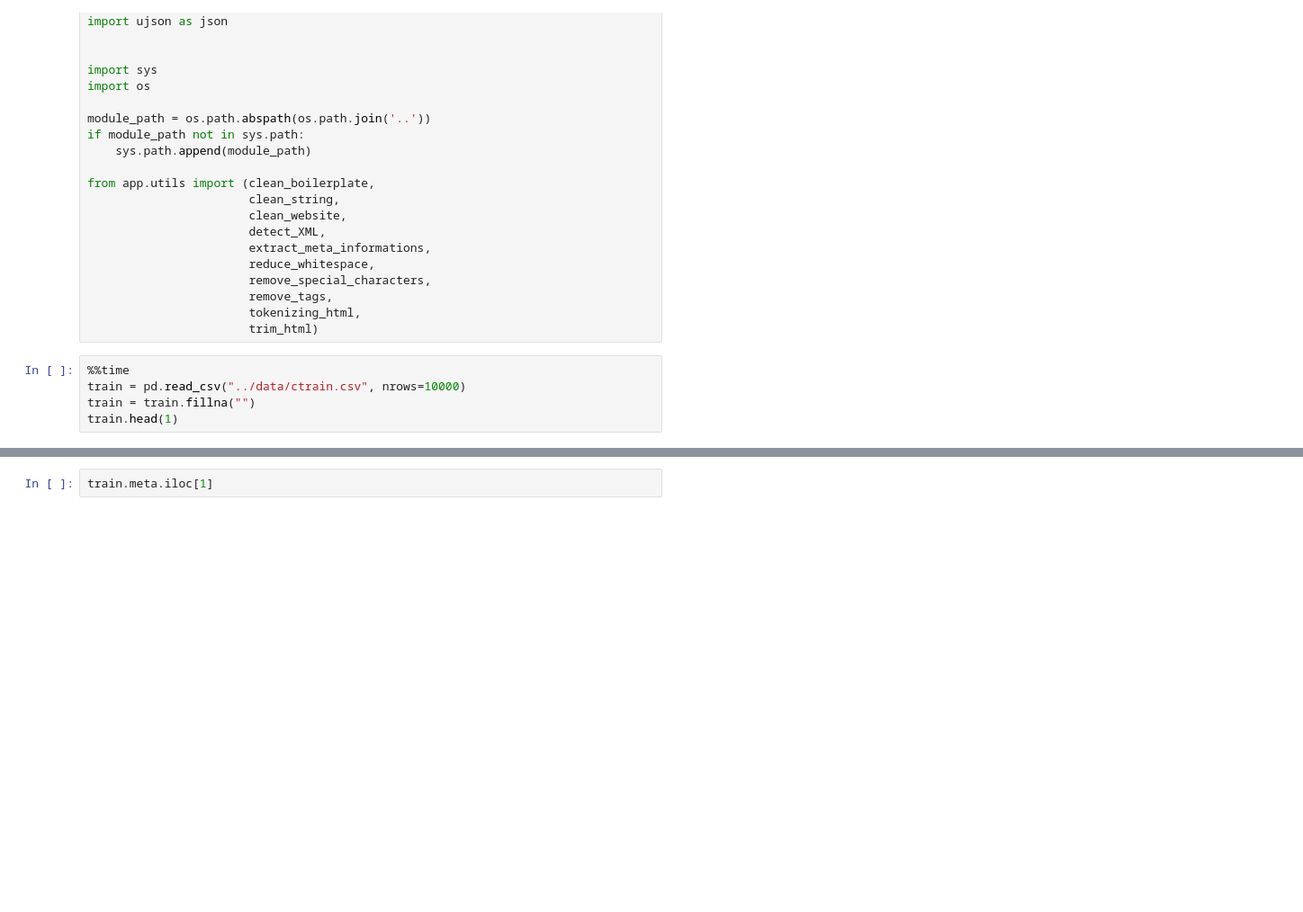
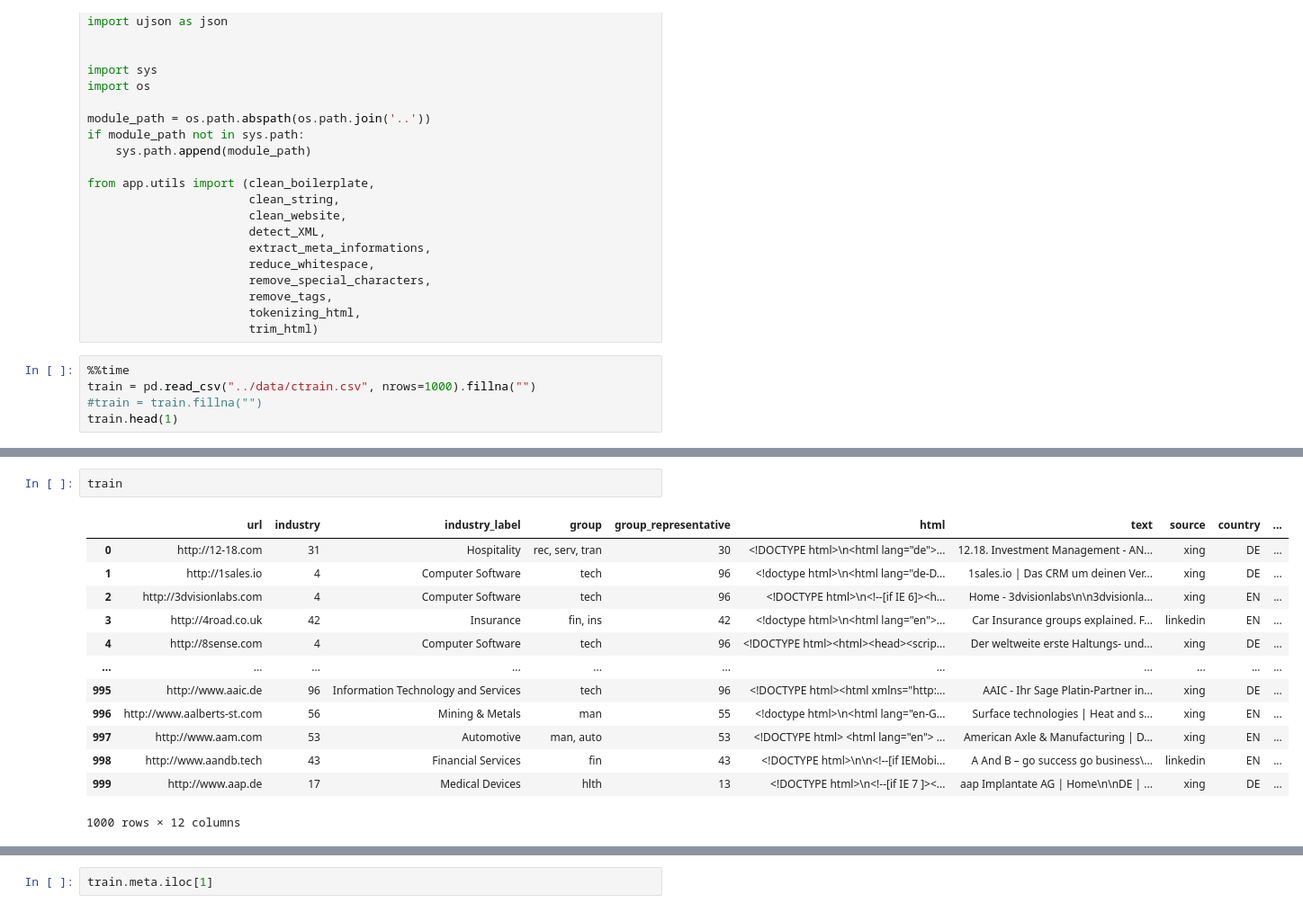
Before and after one commit to realjanpaulus/industryhtml, a Jupyter notebook: notebooks/classify_industries.ipynb, the cells around one changed output, grey strips where cells are left out. Shown at 90% size. Saved outputs shown, nothing was run; the diff lists cells and outputs as text; blank space fills up the shorter version.

```diff
--- a/notebooks/classify_industries.ipynb
+++ b/notebooks/classify_industries.ipynb
@@ -44,7 +44,7 @@ from app.utils import (clean_boilerplate,
                        trim_html)
 # %%
 %%time
-train = pd.read_csv("../data/ctrain.csv", nrows=10000)
-train = train.fillna("")
+train = pd.read_csv("../data/ctrain.csv", nrows=1000).fillna("")
+#train = train.fillna("")
 train.head(1)
 # %% [output]
@@ -52,3 +55,19 @@ FileNotFoundError: [Errno 2] File ../data/ctrain.csv does not exist: '../data/ct
+# %%
+train
+# %% [output]
+|  | url | industry | industry_label | group | group_representative | html | text | source | country | ... |
+| 0 | http://12-18.com | 31 | Hospitality | rec, serv, tran | 30 | <!DOCTYPE html>\n<html lang="de">... | 12.18. Investment Management - AN... | xing | DE | ... |
+| 1 | http://1sales.io | 4 | Computer Software | tech | 96 | <!doctype html>\n<html lang="de-D... | 1sales.io | Das CRM um deinen Ver... | xing | DE | ... |
+| 2 | http://3dvisionlabs.com | 4 | Computer Software | tech | 96 | <!DOCTYPE html>\n<!--[if IE 6]><h... | Home - 3dvisionlabs\n\n3dvisionla... | xing | EN | ... |
+| 3 | http://4road.co.uk | 42 | Insurance | fin, ins | 42 | <!doctype html>\n<html lang="en">... | Car Insurance groups explained. F... | linkedin | EN | ... |
+| 4 | http://8sense.com | 4 | Computer Software | tech | 96 | <!DOCTYPE html><html><head><scrip... | Der weltweite erste Haltungs- und... | xing | DE | ... |
+| ... | ... | ... | ... | ... | ... | ... | ... | ... | ... | ... |
+| 995 | http://www.aaic.de | 96 | Information Technology and Services | tech | 96 | <!DOCTYPE html><html xmlns="http:... | AAIC - Ihr Sage Platin-Partner in... | xing | DE | ... |
+| 996 | http://www.aalberts-st.com | 56 | Mining & Metals | man | 55 | <!doctype html>\n<html lang="en-G... | Surface technologies | Heat and s... | xing | EN | ... |
+| 997 | http://www.aam.com | 53 | Automotive | man, auto | 53 | <!DOCTYPE html> <html lang="en"> ... | American Axle & Manufacturing | D... | xing | EN | ... |
+| 998 | http://www.aandb.tech | 43 | Financial Services | fin | 43 | <!DOCTYPE html>\n\n<!--[if IEMobi... | A And B – go success go business\... | linkedin | EN | ... |
+| 999 | http://www.aap.de | 17 | Medical Devices | hlth | 13 | <!DOCTYPE html>\n<!--[if IE 7 ]><... | aap Implantate AG | Home\n\nDE | ... | xing | DE | ... |
+1000 rows × 12 columns
 # %%
 %%time
 
```
Also changed, not shown: parts of 1 cell of this notebook, 2 other files.
